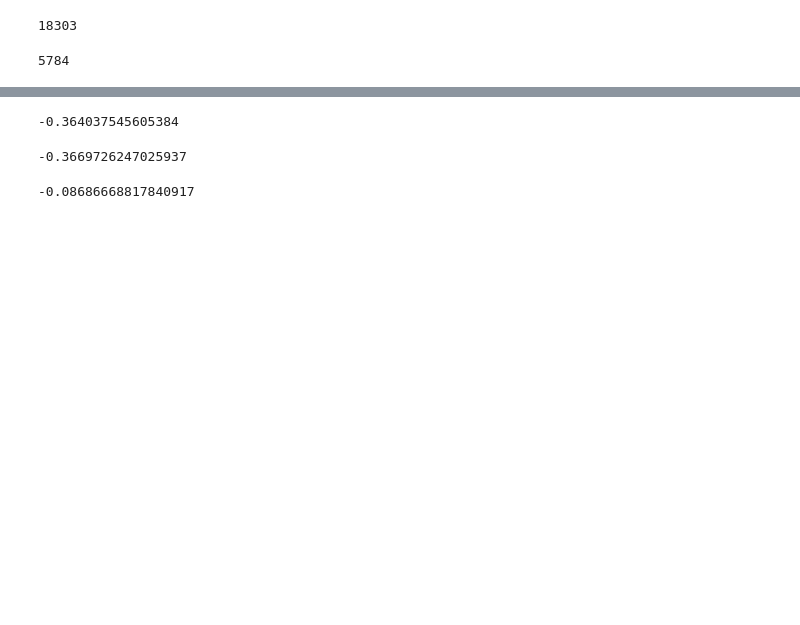
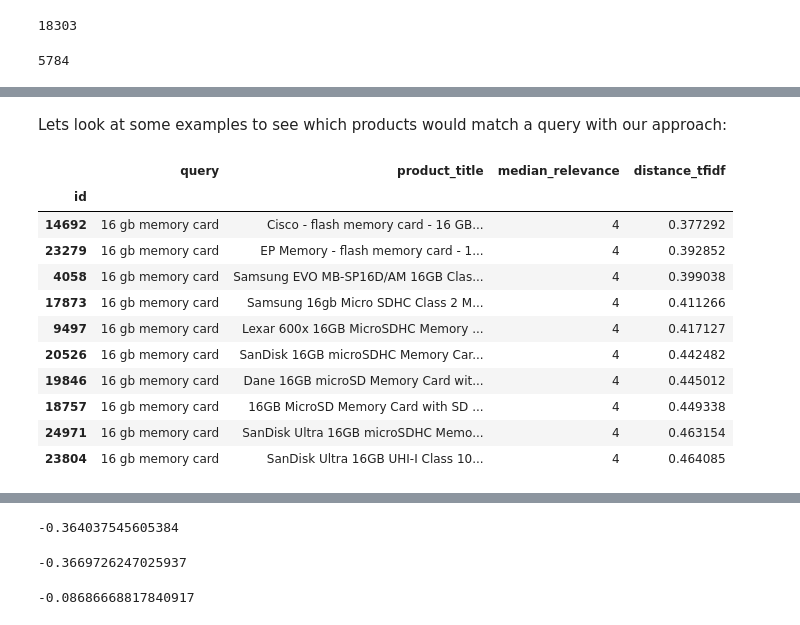
Before and after one commit to EikeDehling/machine-learnings, a Jupyter notebook: nlp_similarity_crowdflower.ipynb, the cells around one changed output, grey strips where cells are left out. Drawn from its saved outputs; the diff is of its cells as text; code cells hidden in the pictures; blank space fills up the shorter version.

```diff
--- a/nlp_similarity_crowdflower.ipynb
+++ b/nlp_similarity_crowdflower.ipynb
@@ -24,2 +28,0 @@ df.head()
-# %%
-df.fillna('', inplace=True)
@@ -26,3 +33,7 @@ df.fillna('', inplace=True)
+# %%
+df['query'].fillna('', inplace=True)
+df['product_title'].fillna('', inplace=True)
+df['product_description'].fillna('', inplace=True)
 # %%
 def concatenate_title_and_description(row):
     return row['product_title'] + ' ' + row['product_description']
@@ -59,6 +94,7 @@ all_corpus = query_corpus + product_title_and_description_corpus
 # %%
 tfidf_dimensions = len(dictionary)
 lsi_dimensions = 150
+doc2vec_dimensions = 75
 # %%
 from gensim.models import TfidfModel
 
@@ -83,4 +119,4 @@ title_and_description_tagged_docs = [TaggedDocument(x, [i]) for i, x in enumerat
 
 all_tagged_docs = query_tagged_docs + title_and_description_tagged_docs
 
-d2v_model = Doc2Vec(all_tagged_docs, vector_size=75, epochs=40, workers=4)
+d2v_model = Doc2Vec(all_tagged_docs, vector_size=doc2vec_dimensions, epochs=40, workers=4)
@@ -123,5 +169,20 @@ def cosine_distance_doc2vec(row):
 df['distance_tfidf'] = df.apply(cosine_distance_tfidf, axis=1)
 df['distance_lsi'] = df.apply(cosine_distance_lsi, axis=1)
 df['distance_doc2vec'] = df.apply(cosine_distance_doc2vec, axis=1)
+# %% [markdown]
+Lets look at some examples to see which products would match a query with our approach:
 # %%
-# df[['query', 'product_title_and_desription', 'median_relevance', 'dist']].sort_values(by=['dist']).head(n=10)
+df[['query', 'product_title', 'median_relevance', 'distance_tfidf']].sort_values(by=['query', 'distance_tfidf']).head(n=10)
+# %% [output]
+|  | query | product_title | median_relevance | distance_tfidf |
+| id |  |  |  |  |
+| 14692 | 16 gb memory card | Cisco - flash memory card - 16 GB... | 4 | 0.377292 |
+| 23279 | 16 gb memory card | EP Memory - flash memory card - 1... | 4 | 0.392852 |
+| 4058 | 16 gb memory card | Samsung EVO MB-SP16D/AM 16GB Clas... | 4 | 0.399038 |
+| 17873 | 16 gb memory card | Samsung 16gb Micro SDHC Class 2 M... | 4 | 0.411266 |
+| 9497 | 16 gb memory card | Lexar 600x 16GB MicroSDHC Memory ... | 4 | 0.417127 |
+| 20526 | 16 gb memory card | SanDisk 16GB microSDHC Memory Car... | 4 | 0.442482 |
+| 19846 | 16 gb memory card | Dane 16GB microSD Memory Card wit... | 4 | 0.445012 |
+| 18757 | 16 gb memory card | 16GB MicroSD Memory Card with SD ... | 4 | 0.449338 |
+| 24971 | 16 gb memory card | SanDisk Ultra 16GB microSDHC Memo... | 4 | 0.463154 |
+| 23804 | 16 gb memory card | SanDisk Ultra 16GB UHI-I Class 10... | 4 | 0.464085 |
```
Also changed, not shown: parts of 25 cells of this notebook, 1 other file.
